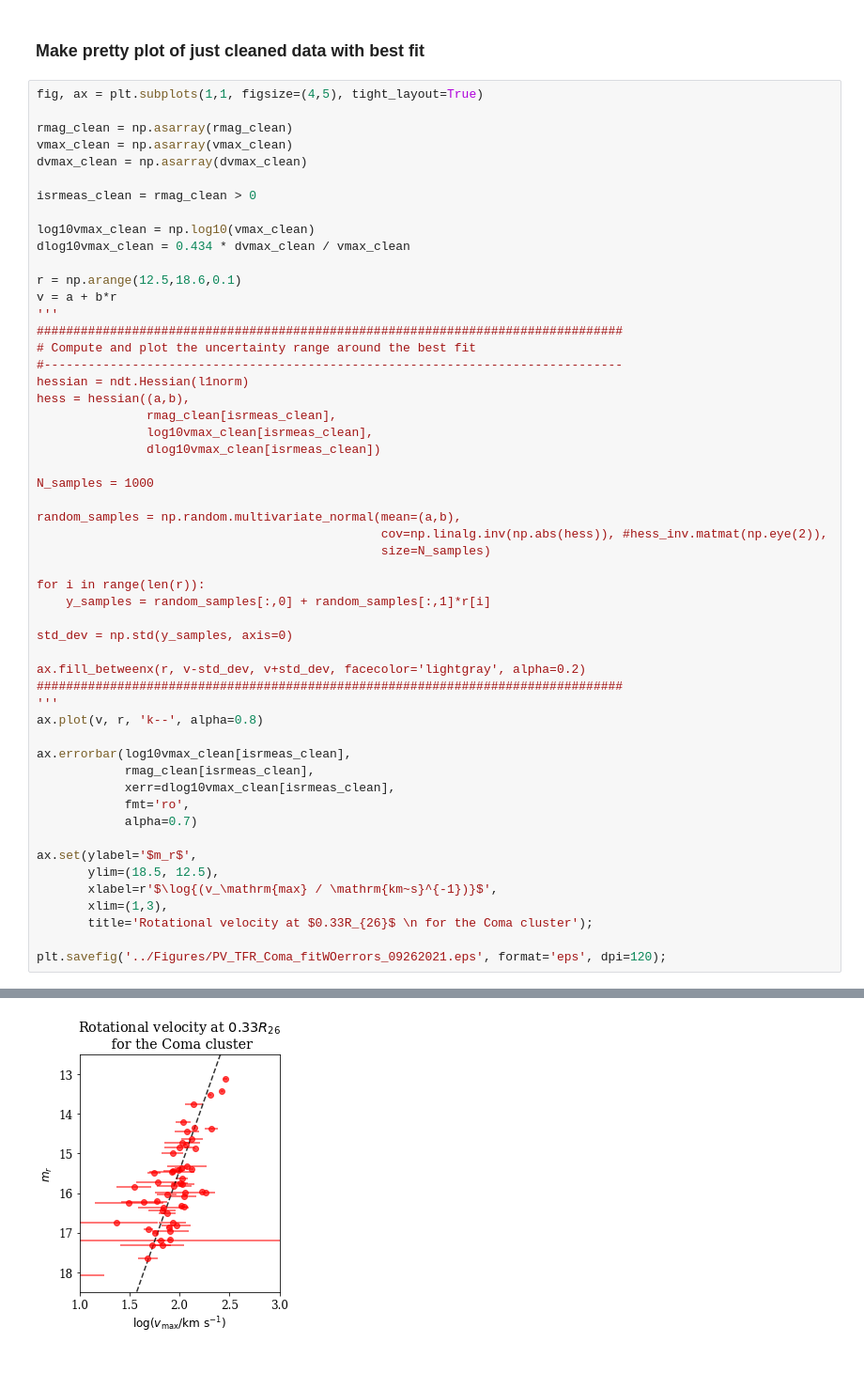
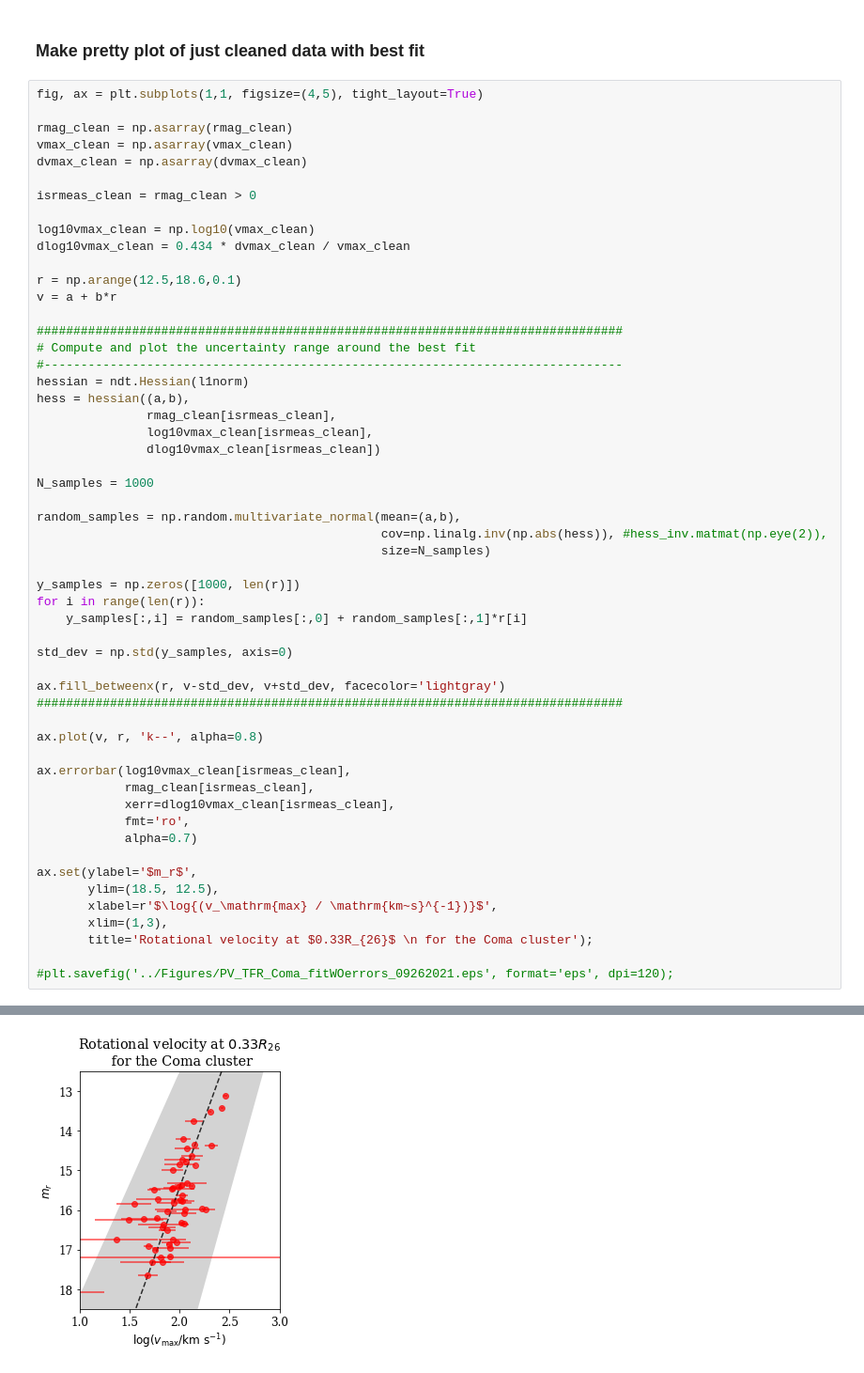
Before and after one commit to DESI-UR/DESI_SGA, a Jupyter notebook: TF/TF_Coma.ipynb, the cells around one changed output, grey strips where cells are left out. Shown at 94% size. Saved outputs shown, nothing was run; the diff lists cells and outputs as text.

```diff
--- a/TF/TF_Coma.ipynb
+++ b/TF/TF_Coma.ipynb
@@ -521,7 +529,7 @@ dlog10vmax_clean = 0.434 * dvmax_clean / vmax_clean
 
 r = np.arange(12.5,18.6,0.1)
 v = a + b*r
-'''
+
 ################################################################################
 # Compute and plot the uncertainty range around the best fit
 #-------------------------------------------------------------------------------
@@ -537,14 +545,15 @@ random_samples = np.random.multivariate_normal(mean=(a,b),
                                                cov=np.linalg.inv(np.abs(hess)), #hess_inv.matmat(np.eye(2)),
                                                size=N_samples)
 
+y_samples = np.zeros([1000, len(r)])
 for i in range(len(r)):
-    y_samples = random_samples[:,0] + random_samples[:,1]*r[i]
+    y_samples[:,i] = random_samples[:,0] + random_samples[:,1]*r[i]
 
 std_dev = np.std(y_samples, axis=0)
 
-ax.fill_betweenx(r, v-std_dev, v+std_dev, facecolor='lightgray', alpha=0.2)
+ax.fill_betweenx(r, v-std_dev, v+std_dev, facecolor='lightgray')
 ################################################################################
-'''
+
 ax.plot(v, r, 'k--', alpha=0.8)
 
 ax.errorbar(log10vmax_clean[isrmeas_clean],
@@ -559,5 +568,5 @@ ax.set(ylabel='$m_r$',
        xlim=(1,3),
        title='Rotational velocity at $0.33R_{26}$ \n for the Coma cluster');
 
-plt.savefig('../Figures/PV_TFR_Coma_fitWOerrors_09262021.eps', format='eps', dpi=120);
+#plt.savefig('../Figures/PV_TFR_Coma_fitWOerrors_09262021.eps', format='eps', dpi=120);
 # %% [output]
@@ -581 +573 @@ The PostScript backend does not support transparency; partially transparent arti
-[figure, old version]
+[figure, new version]
```
Also changed, not shown: parts of 3 cells of this notebook.
